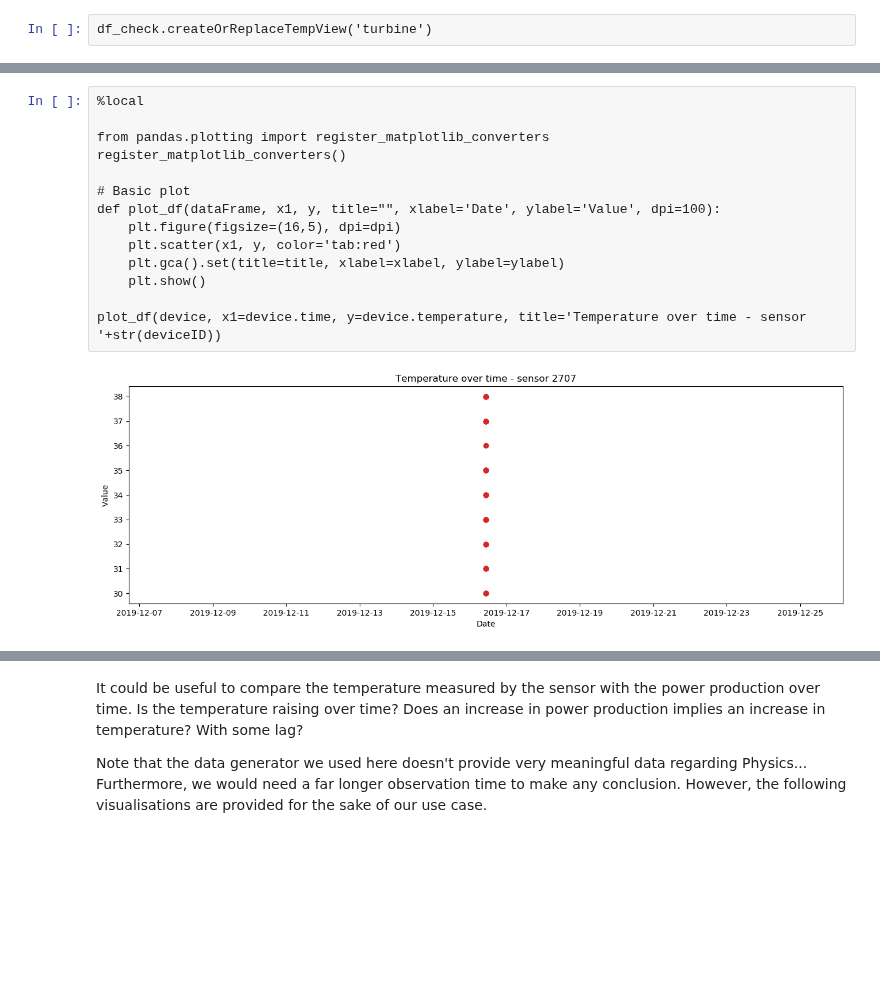
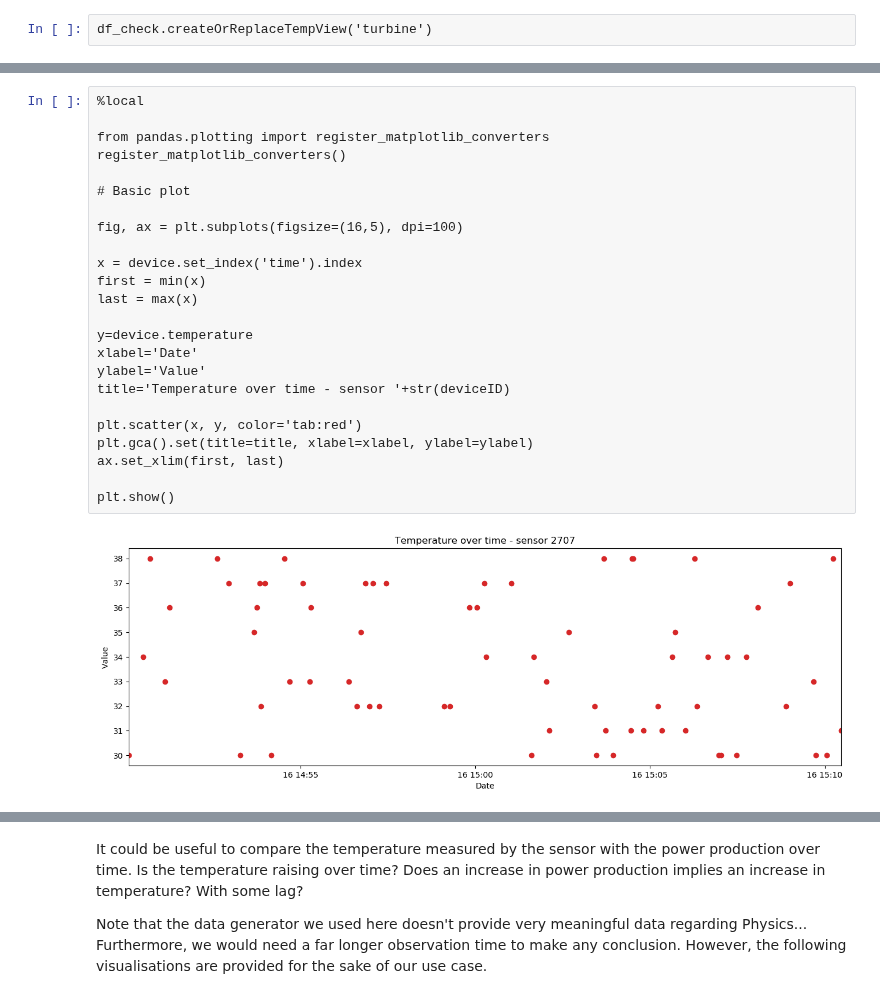
Before and after one commit to ibmdbanalytics/dashdb_analytic_tools, a Jupyter notebook: livy_notebooks/IoT/IoT_Demo_PySpark_StructuredStreaming.ipynb, the cells around one changed output, grey strips where cells are left out. Cells and saved outputs as stored; diff of their text form; blank space fills up the shorter version.

Commit message:
added timeout, modified visualization (adapts to any timeframe)

```diff
--- a/livy_notebooks/IoT/IoT_Demo_PySpark_StructuredStreaming.ipynb
+++ b/livy_notebooks/IoT/IoT_Demo_PySpark_StructuredStreaming.ipynb
@@ -426,16 +434,26 @@ device=turbine[turbine['deviceId']== deviceID]
 # %%
 %local
 
 from pandas.plotting import register_matplotlib_converters
 register_matplotlib_converters()
 
 # Basic plot
-def plot_df(dataFrame, x1, y, title="", xlabel='Date', ylabel='Value', dpi=100):
-    plt.figure(figsize=(16,5), dpi=dpi)
-    plt.scatter(x1, y, color='tab:red')
-    plt.gca().set(title=title, xlabel=xlabel, ylabel=ylabel)
-    plt.show()
 
-plot_df(device, x1=device.time, y=device.temperature, title='Temperature over time - sensor '+str(deviceID))
+fig, ax = plt.subplots(figsize=(16,5), dpi=100)
+
+x = device.set_index('time').index
+first = min(x)
+last = max(x)
+
+y=device.temperature
+xlabel='Date'
+ylabel='Value'
+title='Temperature over time - sensor '+str(deviceID)
+
+plt.scatter(x, y, color='tab:red')
+plt.gca().set(title=title, xlabel=xlabel, ylabel=ylabel)
+ax.set_xlim(first, last)
+
+plt.show()
 # %% [output]
-[figure, old version]
+[figure, new version]
```
Also changed, not shown: parts of 16 cells of this notebook.
